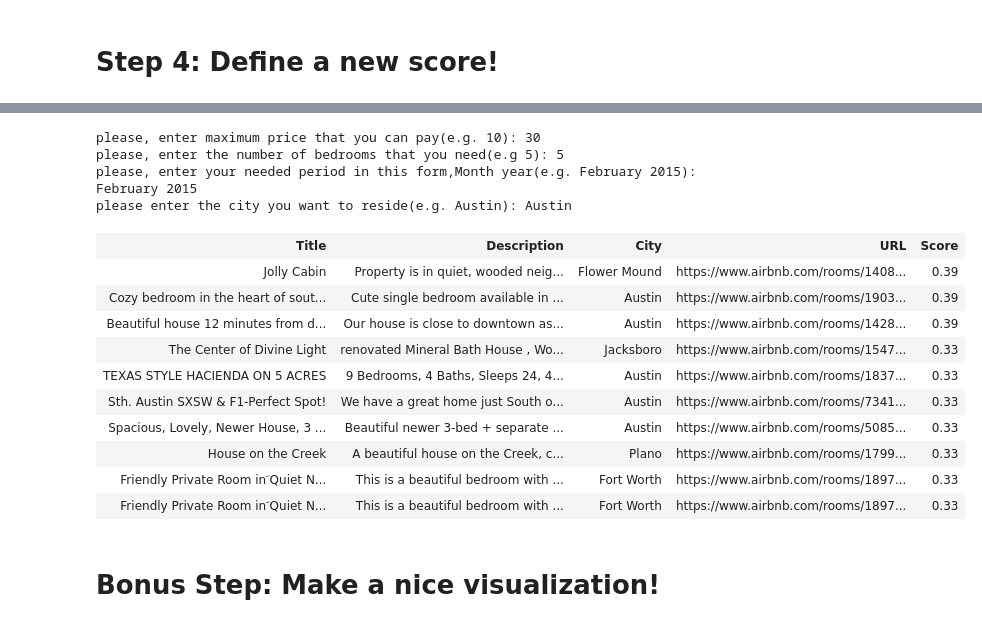
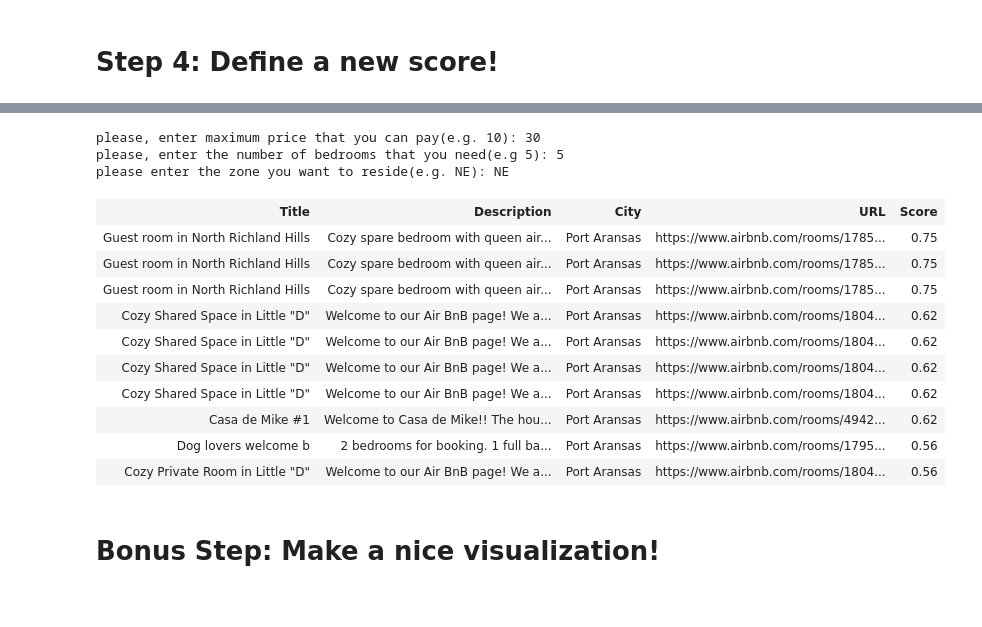
Before and after one commit to francesca15/ADM_HW3_GROUP_14, a Jupyter notebook: AirBnb_Stat.ipynb, the cells around one changed output, grey strips where cells are left out. Cells and saved outputs as stored; diff of their text form; code cells hidden in the pictures.

```diff
--- a/AirBnb_Stat.ipynb
+++ b/AirBnb_Stat.ipynb
@@ -41,7 +49,7 @@ my_path = os.path.dirname(os.path.realpath('__file__'))
 # Step 1: Data
 # %%
 #Reading the main CSV file
-m = pd.read_csv("Airbnb_Texas_Rentals.csv",encoding = 'utf8')
+m = pd.read_csv("Airbnb_Texas_Rentals.csv")
 doc_len = len(m)
 
 # These are commented because we already processed the reviews in to invidual CSV file per review
@@ -450,10 +477,8 @@ show_results(results_formatted, [], True)
 # %%
 av_r_n_u = 0
 bedr_c_u = 1000
-d_list_u = datetime.strptime('January 1900', '%B %Y')
-city_u = 'NA'
-one_m_dif = datetime.strptime('February 2015', '%B %Y')- datetime.strptime('January 2015', '%B %Y')
-two_m_dif = datetime.strptime('March 2015', '%B %Y')- datetime.strptime('January 2015', '%B %Y')
+zone_u = 'NA'
+
 try:
     av_r_n_u = int(input('please, enter maximum price that you can pay(e.g. 10): '))
 except:
@@ -465,25 +490,21 @@ except:
     print('No indication about the needed number of bedrooms')
     pass
 try:
-    d_list_u = datetime.strptime(input('please, enter your needed period in this form,Month year(e.g. February 2015): '), '%B %Y')
+    zone_u = input('please enter the zone you want to reside(e.g. NE): ')
 except:
-    print('No period selected')
-    pass
-try:
-    city_u = input('please enter the city you want to reside(e.g. Austin): ')
-except:
-    print('No city was indicated')
+    print('No zone was indicated')
     pass
 list_ord =[]
 
 n_h = []
 
 for doc in list_intersect:
-    with open(os.path.join(my_path, 'docu_hw3/doc_' + str(doc) + '.tsv'),encoding='utf8') as tsvfile:
+    with open(r'docu_hw3\doc_'+ str(doc) + '.tsv',encoding='utf8') as tsvfile:
          tsvreader = list(csv.reader(tsvfile, delimiter="\t"))
     title = tsvreader[0][7]
     description = tsvreader[0][4]
-    city = tsvreader[0][2]
+    latitude = tsvreader[0][5]
+    longitude = tsvreader[0][6]
     url = tsvreader[0][8]
     price = list(tsvreader[0][0])
     eff_price = ''
@@ -498,7 +519,6 @@ for doc in list_intersect:
         av_r_n = 1000000
         bedr_c = 1
 
-    d_list = datetime.strptime(tsvreader[0][3],'%B %Y')
     sum_values = 0
     if av_r_n >= 2*av_r_n_u :
                sum_values += 0
@@ -527,23 +547,27 @@ for doc in list_intersect:
     elif bedr_c <= bedr_c_u-3:
                sum_values += 0 #only to make index easier to understand , no practical effect
 
-    if d_list == d_list_u:
-               sum_values += 1
-    elif d_list - d_list_u == one_m_dif or d_list - d_list_u == -one_m_dif :
-               sum_values += 0.5
-    elif d_list - d_list_u == two_m_dif or d_list - d_list_u == -two_m_dif :
-               sum_values += 0.25
-    else:
-        sum_values += 0 #only to make index easier to understand , no practical effect
+    try:
+        la = float(latitude)
+        lo = float(longitude)
+        if la <=31.169621 and lo <= -99.683617:
+             zone ='SW'
+        elif la <=31.169621 and lo > -99.683617:
+             zone ='SE'
+        elif la >31.169621 and lo > -99.683617:
+             zone ='NE'
+        elif la >31.169621 and lo <= -99.683617:
+             zone ='NW'
+        if zone == zone_u:
+            sum_values +=1
+    except:
+        pass
 
-    if city_u == city :
-        sum_values += 0.5
 
-    score = round(sum_values/4.5,2)
+    score = round(sum_values/4,2)
 
     #list_ord.append([title, description, city, url, str(score),score])
 
-    # Apply heap to the search results based on score value
     heapq.heappush(n_h,(score, title, description, city, url))
 
 results = []
@@ -551,44 +575,43 @@ results = []
 # Applying heapify max algorithm
 heapq._heapify_max(n_h)
 
 limit = 10
 d_len = len(list_intersect)
 
 if(d_len < 10):
     limit = d_len
 
 for i in range(limit):
     results.append(list(heapq.heappop(n_h)))
     heapq._heapify_max(n_h)
 
 #print("Applying Heap")
 
 #print(results)
 results_formatted = []
 
 for i in results:
     first = round(i.pop(0), 4)
     i.append(first)
     results_formatted.append(i)
 
 
 # Displaying the results
 show_results(results_formatted, [], True)
 # %% [output]
 please, enter maximum price that you can pay(e.g. 10): 30
 please, enter the number of bedrooms that you need(e.g 5): 5
-please, enter your needed period in this form,Month year(e.g. February 2015): February 2015
-please enter the city you want to reside(e.g. Austin): Austin
+please enter the zone you want to reside(e.g. NE): NE
 | Title | Description | City | URL | Score |
-| Jolly Cabin | Property is in quiet, wooded neig... | Flower Mound | https://www.airbnb.com/rooms/1408... | 0.39 |
-| Cozy bedroom in the heart of sout... | Cute single bedroom available in ... | Austin | https://www.airbnb.com/rooms/1903... | 0.39 |
-| Beautiful house 12 minutes from d... | Our house is close to downtown as... | Austin | https://www.airbnb.com/rooms/1428... | 0.39 |
-| The Center of Divine Light | renovated Mineral Bath House , Wo... | Jacksboro | https://www.airbnb.com/rooms/1547... | 0.33 |
-| TEXAS STYLE HACIENDA ON 5 ACRES | 9 Bedrooms, 4 Baths, Sleeps 24, 4... | Austin | https://www.airbnb.com/rooms/1837... | 0.33 |
-| Sth. Austin SXSW & F1-Perfect Spot! | We have a great home just South o... | Austin | https://www.airbnb.com/rooms/7341... | 0.33 |
-| Spacious, Lovely, Newer House, 3 ... | Beautiful newer 3-bed + separate ... | Austin | https://www.airbnb.com/rooms/5085... | 0.33 |
-| House on the Creek | A beautiful house on the Creek, c... | Plano | https://www.airbnb.com/rooms/1799... | 0.33 |
-| Friendly Private Room in َQuiet N... | This is a beautiful bedroom with ... | Fort Worth | https://www.airbnb.com/rooms/1897... | 0.33 |
-| Friendly Private Room in َQuiet N... | This is a beautiful bedroom with ... | Fort Worth | https://www.airbnb.com/rooms/1897... | 0.33 |
+| Guest room in North Richland Hills | Cozy spare bedroom with queen air... | Port Aransas | https://www.airbnb.com/rooms/1785... | 0.75 |
+| Guest room in North Richland Hills | Cozy spare bedroom with queen air... | Port Aransas | https://www.airbnb.com/rooms/1785... | 0.75 |
+| Guest room in North Richland Hills | Cozy spare bedroom with queen air... | Port Aransas | https://www.airbnb.com/rooms/1785... | 0.75 |
+| Cozy Shared Space in Little "D" | Welcome to our Air BnB page! We a... | Port Aransas | https://www.airbnb.com/rooms/1804... | 0.62 |
+| Cozy Shared Space in Little "D" | Welcome to our Air BnB page! We a... | Port Aransas | https://www.airbnb.com/rooms/1804... | 0.62 |
+| Cozy Shared Space in Little "D" | Welcome to our Air BnB page! We a... | Port Aransas | https://www.airbnb.com/rooms/1804... | 0.62 |
+| Cozy Shared Space in Little "D" | Welcome to our Air BnB page! We a... | Port Aransas | https://www.airbnb.com/rooms/1804... | 0.62 |
+| Casa de Mike #1 | Welcome to Casa de Mike!! The hou... | Port Aransas | https://www.airbnb.com/rooms/4942... | 0.62 |
+| Dog lovers welcome b | 2 bedrooms for booking. 1 full ba... | Port Aransas | https://www.airbnb.com/rooms/1795... | 0.56 |
+| Cozy Private Room in Little "D" | Welcome to our Air BnB page! We a... | Port Aransas | https://www.airbnb.com/rooms/1804... | 0.56 |
 # %% [markdown]
 # Bonus Step: Make a nice visualization!
```
Also changed, not shown: parts of 15 cells of this notebook, 1 other file.
